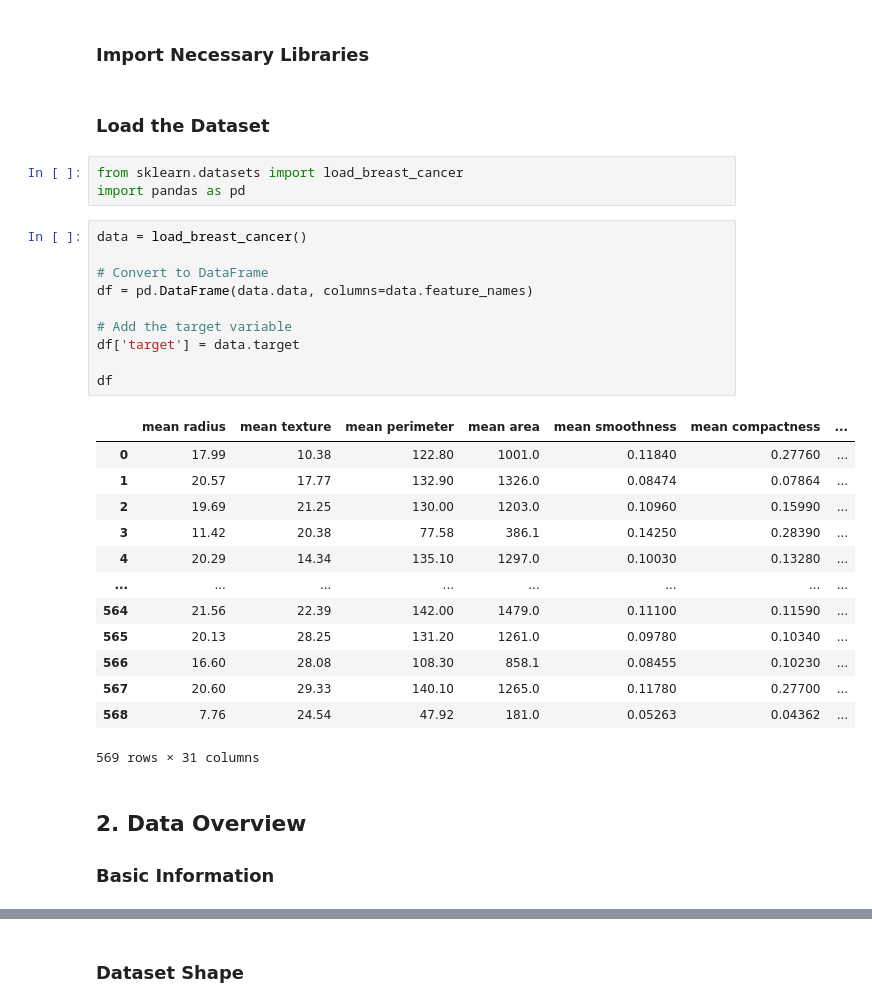
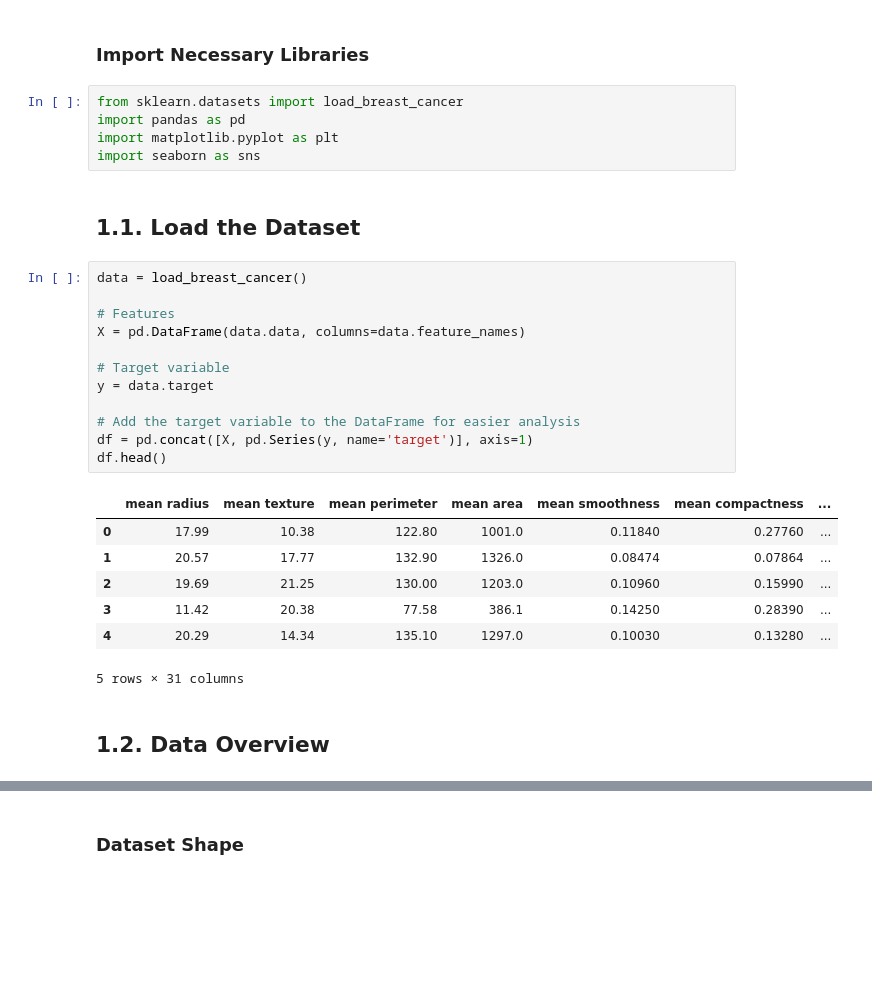
Before and after one commit to Joaomuianga/ML-team-collaboration, a Jupyter notebook: 2_SupervisedLearning/notebooks/1_Preprocessing.ipynb, the cells around one changed output, grey strips where cells are left out. Cells and saved outputs as stored; diff of their text form; blank space fills up the shorter version.

```diff
--- a/2_SupervisedLearning/notebooks/1_Preprocessing.ipynb
+++ b/2_SupervisedLearning/notebooks/1_Preprocessing.ipynb
@@ -2,36 +2,32 @@
 # Task 1 - Data Loading & Exploration
 # %% [markdown]
 ### Import Necessary Libraries
-# %% [markdown]
-### Load the Dataset
 # %%
 from sklearn.datasets import load_breast_cancer
 import pandas as pd
+import matplotlib.pyplot as plt
+import seaborn as sns
+# %% [markdown]
+## 1.1. Load the Dataset
 # %%
 data = load_breast_cancer()
 
-# Convert to DataFrame
-df = pd.DataFrame(data.data, columns=data.feature_names)
+# Features
+X = pd.DataFrame(data.data, columns=data.feature_names)
 
-# Add the target variable
-df['target'] = data.target
+# Target variable
+y = data.target
 
-df
+# Add the target variable to the DataFrame for easier analysis
+df = pd.concat([X, pd.Series(y, name='target')], axis=1)
+df.head()
 # %% [output]
 |  | mean radius | mean texture | mean perimeter | mean area | mean smoothness | mean compactness | ... |
 | 0 | 17.99 | 10.38 | 122.80 | 1001.0 | 0.11840 | 0.27760 | ... |
 | 1 | 20.57 | 17.77 | 132.90 | 1326.0 | 0.08474 | 0.07864 | ... |
 | 2 | 19.69 | 21.25 | 130.00 | 1203.0 | 0.10960 | 0.15990 | ... |
 | 3 | 11.42 | 20.38 | 77.58 | 386.1 | 0.14250 | 0.28390 | ... |
 | 4 | 20.29 | 14.34 | 135.10 | 1297.0 | 0.10030 | 0.13280 | ... |
-| ... | ... | ... | ... | ... | ... | ... | ... |
-| 564 | 21.56 | 22.39 | 142.00 | 1479.0 | 0.11100 | 0.11590 | ... |
-| 565 | 20.13 | 28.25 | 131.20 | 1261.0 | 0.09780 | 0.10340 | ... |
-| 566 | 16.60 | 28.08 | 108.30 | 858.1 | 0.08455 | 0.10230 | ... |
-| 567 | 20.60 | 29.33 | 140.10 | 1265.0 | 0.11780 | 0.27700 | ... |
-| 568 | 7.76 | 24.54 | 47.92 | 181.0 | 0.05263 | 0.04362 | ... |
-569 rows × 31 columns
+5 rows × 31 columns
 # %% [markdown]
-## 2. Data Overview
-
-### Basic Information
+## 1.2. Data Overview
```
Also changed, not shown: parts of 19 cells of this notebook.
